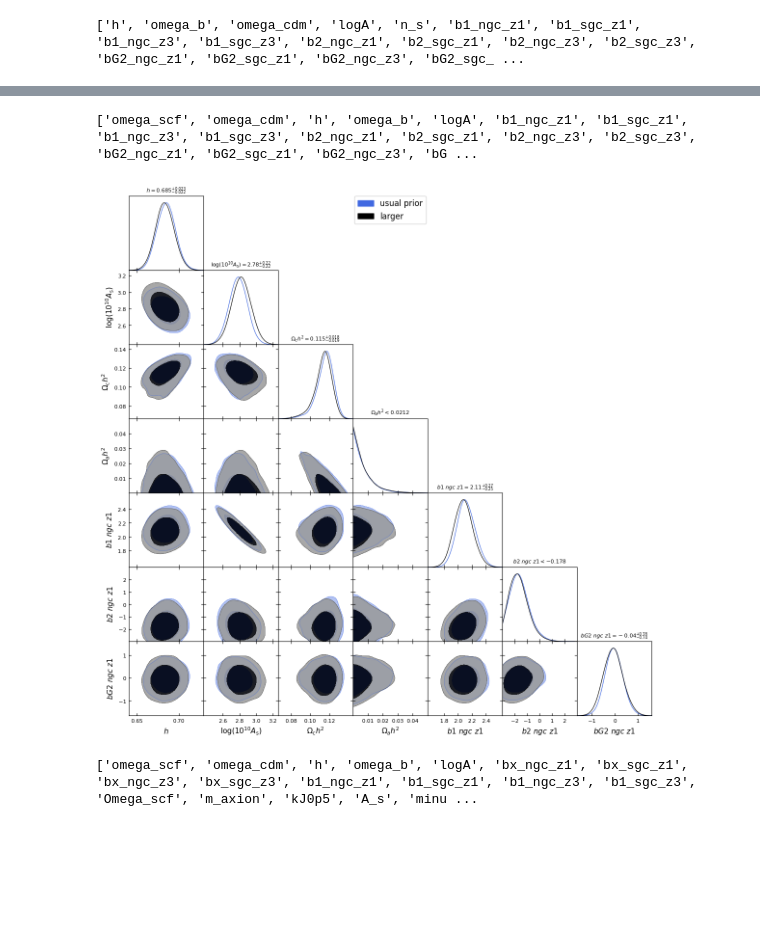
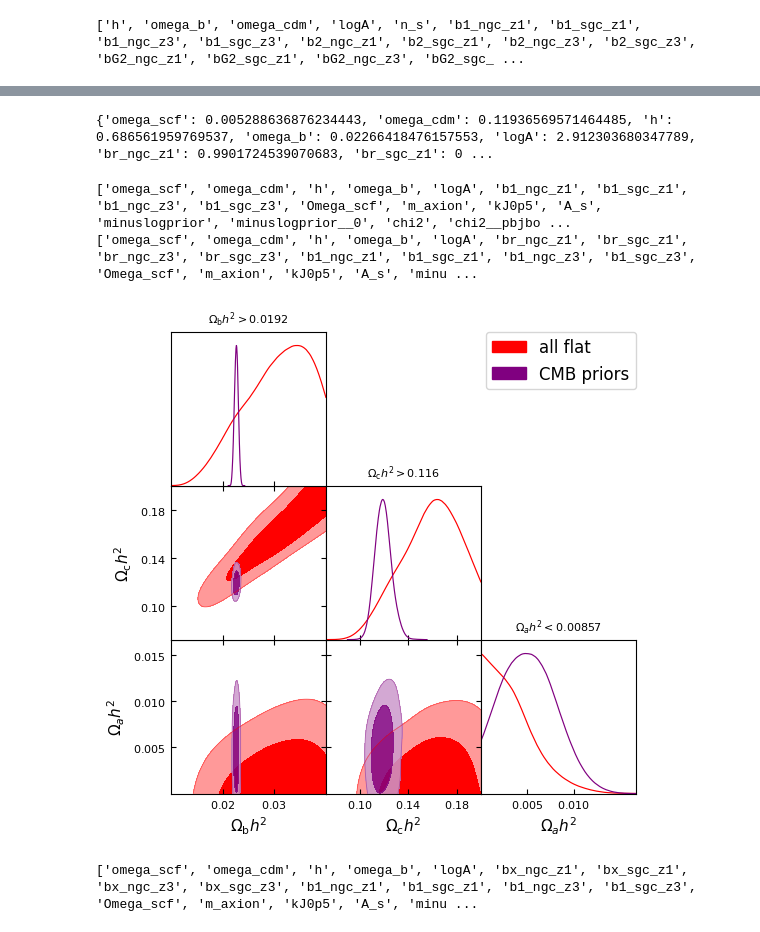
Before and after one commit to fverd/cobaya, a Jupyter notebook: FRA/analyze-chain.ipynb, the cells around one changed output, grey strips where cells are left out. Cells and saved outputs as stored; diff of their text form; code cells hidden in the pictures; blank space fills up the shorter version.

```diff
--- a/FRA/analyze-chain.ipynb
+++ b/FRA/analyze-chain.ipynb
@@ -18,22 +38,42 @@ boss_planck.label='Planck + BOSS'
+# %%
+parkeys = [pn.name for pn in chaingetdist.paramNames.names]
+
+print(dict(zip(parkeys,chaingetdist.getMeans())))
+# %% [output]
+{'omega_scf': 0.005288636876234443, 'omega_cdm': 0.11936569571464485, 'h': 0.686561959769537, 'omega_b': 0.02266418476157553, 'logA': 2.912303680347789, 'br_ngc_z1': 0.9901724539070683, 'br_sgc_z1': 0 ...
 # %%
-chain1 = load_samples('/home/fverdian/cobaya/chains-ulysses/tests-bias-prior/largerprior/chain', to_getdist=True)
-chain1.label=r'larger'
+chain1 = load_samples('/home/fverdian/cobaya/chains-ulysses/AxiTests_br_Q0/m27_nobr/chain', to_getdist=True)
+chain1.label=r'$m_a=10^{-27}$, $P_\ell + Q_0$, fixed $b_r=0$'
 # p=chain1.getParams()
 # boss_fx.addDerived(p.omega_chi*93.14, name='M', label=r'Mnu', range=[0.,None])
 print([pn.name for pn in chain1.paramNames.names])
 
-chain2 = load_samples('/home/fverdian/cobaya/chains-ulysses/tests-bias-prior/usualprior/chain', to_getdist=True)
-chain2.label=r'usual prior'
-# print([pn.name for pn in boss_br.paramNames.names])
+chain2 = load_samples('/home/fverdian/cobaya/chains-ulysses/AxiTests_br_Q0/m27_withbr/chain', to_getdist=True)
+chain2.label=r'$m_a=10^{-27}$, $P_\ell + Q_0$, varying $b_r$'
+chain2.label=r'CMB priors'
 
-pars_toplot =['h',  'logA','omega_cdm',  'omega_scf','b1_ngc_z1','b2_ngc_z1','bG2_ngc_z1']
+print([pn.name for pn in chain2.paramNames.names])
+
+chain3 = load_samples('/home/fverdian/cobaya/chains-ulysses/AxiTests_br/m27_withbr/chain', to_getdist=True)
+chain3.label=r'$m_a=10^{-27}$, $P_\ell$ only, varying $b_r$'
+chain4 = load_samples('/home/fverdian/cobaya/chains-ulysses/AxiTests_br/m27_nobr/chain', to_getdist=True)
+chain4.label=r'$m_a=10^{-27}$, $P_\ell$ only, fixed $b_r=0$'
+
+
+chain5 = load_samples('/home/fverdian/cobaya/chains-ulysses/axigrid_Q0_br/base_m27/BOSS/base_m27_BOSS', to_getdist=True)
+chain5.label=r'all flat'
+
+# pars_toplot =['h',  'logA','omega_cdm',  'omega_scf','b1_ngc_z1', 'b1_sgc_z1', 'b1_ngc_z3', 'b1_sgc_z3','br_ngc_z1', 'br_sgc_z1', 'br_ngc_z3', 'br_sgc_z3']
+pars_toplot =['omega_b','omega_cdm',  'omega_scf']
+
 gdplot = gdplt.get_subplot_plotter()
 gdplot.settings.linewidth=1.5
 gdplot.settings.legend_fontsize=15
 
-gdplot.triangle_plot([ chain2,chain1],  pars_toplot, contour_colors=['royalblue','k'], title_limit=2, filled=True)
+gdplot.triangle_plot([chain5, chain2],  pars_toplot, contour_colors=['r','purple','k','b'], title_limit=2, filled=True)
 # gdplot.finish_plot(no_tight=True)
 # %% [output]
-['omega_scf', 'omega_cdm', 'h', 'omega_b', 'logA', 'b1_ngc_z1', 'b1_sgc_z1', 'b1_ngc_z3', 'b1_sgc_z3', 'b2_ngc_z1', 'b2_sgc_z1', 'b2_ngc_z3', 'b2_sgc_z3', 'bG2_ngc_z1', 'bG2_sgc_z1', 'bG2_ngc_z3', 'bG ...
+['omega_scf', 'omega_cdm', 'h', 'omega_b', 'logA', 'b1_ngc_z1', 'b1_sgc_z1', 'b1_ngc_z3', 'b1_sgc_z3', 'Omega_scf', 'm_axion', 'kJ0p5', 'A_s', 'minuslogprior', 'minuslogprior__0', 'chi2', 'chi2__pbjbo ...
+['omega_scf', 'omega_cdm', 'h', 'omega_b', 'logA', 'br_ngc_z1', 'br_sgc_z1', 'br_ngc_z3', 'br_sgc_z3', 'b1_ngc_z1', 'b1_sgc_z1', 'b1_ngc_z3', 'b1_sgc_z3', 'Omega_scf', 'm_axion', 'kJ0p5', 'A_s', 'minu ...
-[figure, old version]
+[figure, new version]
 # %%
```
Also changed, not shown: parts of 2 cells of this notebook, 5 other files.
